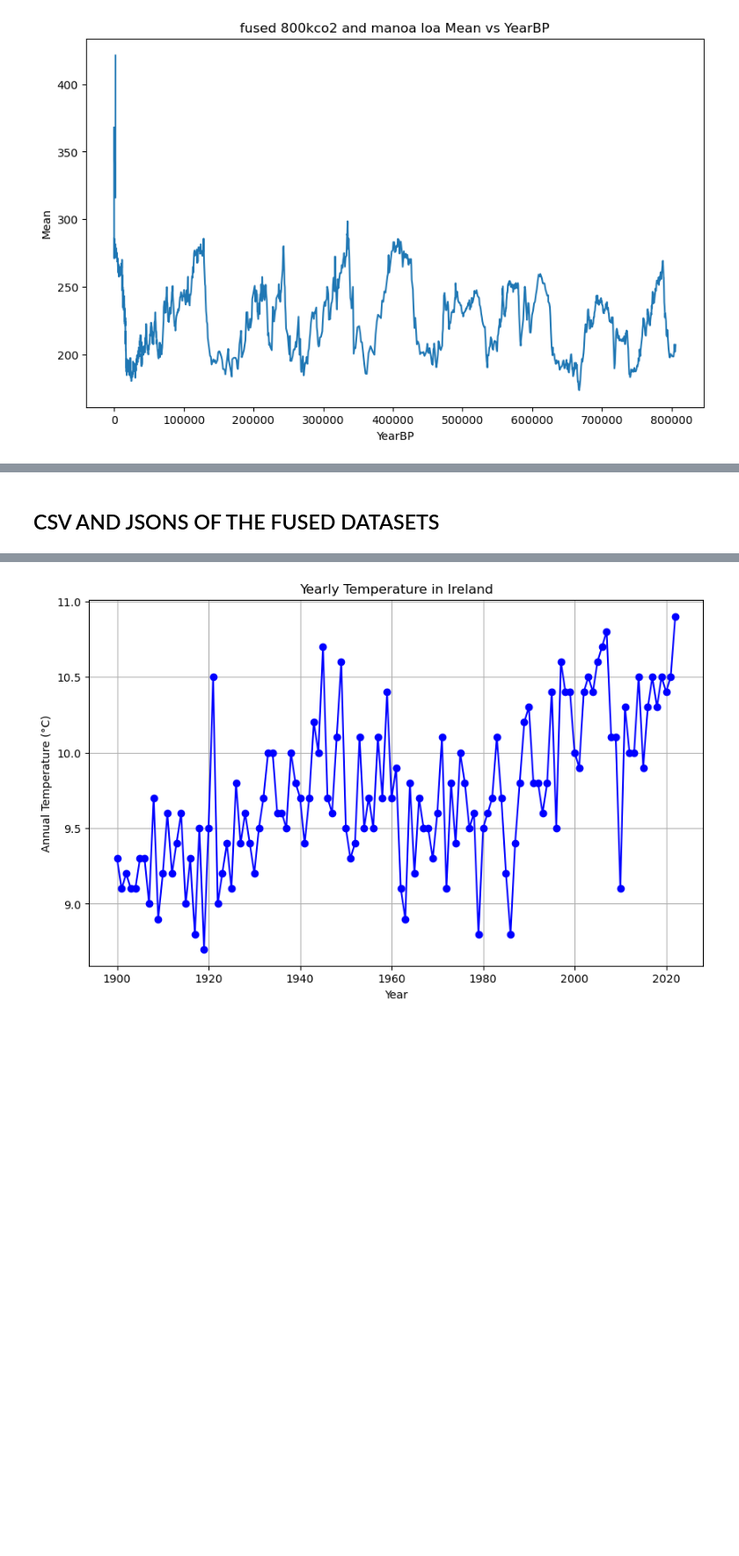
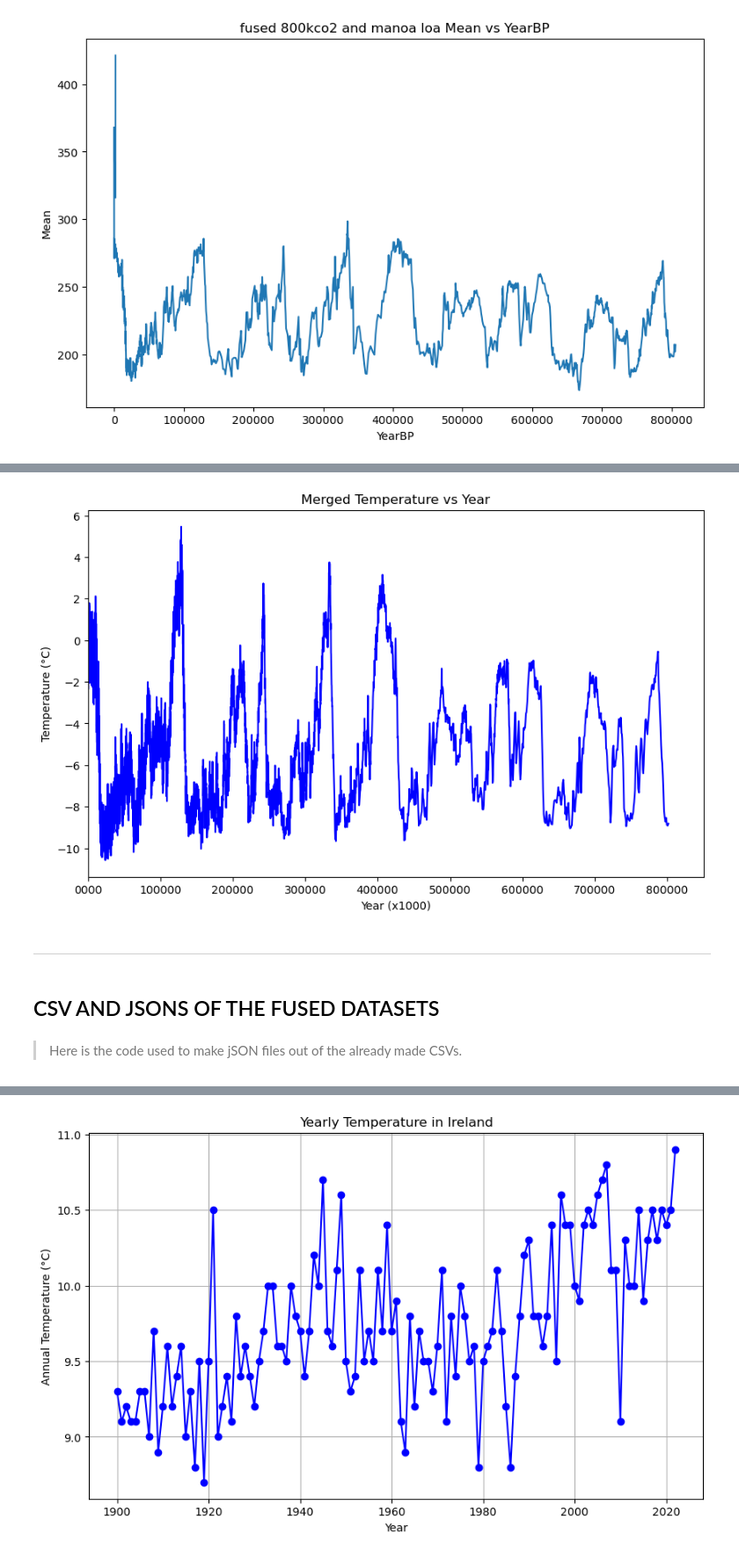
Before and after one commit to Gerbs2193/Programming-for-Data-Analysis-Project, a Jupyter notebook: project.ipynb, the cells around one changed output, grey strips where cells are left out. Shown at 88% size. Drawn from its saved outputs; the diff is of its cells as text; code cells hidden in the pictures; blank space fills up the shorter version.

```diff
--- a/project.ipynb
+++ b/project.ipynb
@@ -338,0 +469,23 @@ END
+# %%
+import pandas as pd
+import matplotlib.pyplot as plt
+
+# Load the data
+df = pd.read_csv('new_fused_temperature_data.csv')
+
+# Plot the data
+plt.figure(figsize=(10, 6))
+plt.plot(df['Year'], df[' DegreesC'], label='Temperature', color='blue')
+plt.xlabel('Year (x1000)')
+plt.ylabel('Temperature (°C)')
+plt.title('Merged Temperature vs Year')
+
+# limits
+plt.xlim(0, 850)
+
+# x axis in thousands of years aka x1000
+plt.xticks([x for x in range(0, 851, 100)], labels=[f'{x}000' for x in range(0, 851, 100)])
+
+plt.show()
+# %% [output]
+[figure, added]
@@ -339,5 +504,10 @@ END
+# %% [markdown]
+
+***
 # %% [markdown]
 ## CSV AND JSONS OF THE FUSED DATASETS
+# %% [markdown]
+> Here is the code used to make jSON files out of the already made CSVs.
 # %%
 import pandas as pd
 
```
Also changed, not shown: parts of 31 cells of this notebook, 2 other files.
